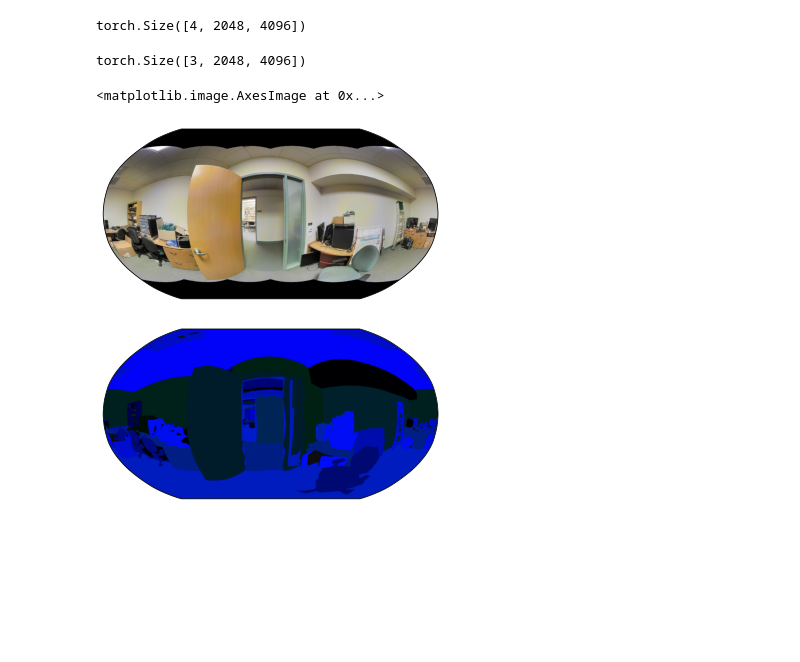
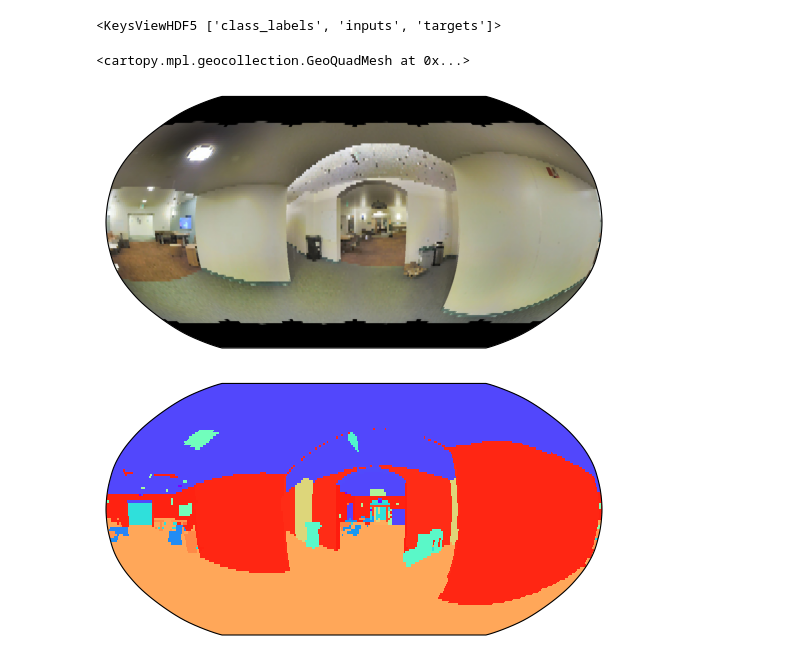
Before and after one commit to NVIDIA/torch-harmonics, a Jupyter notebook: notebooks/segmentation_dataset.ipynb, the cells around one changed output. Cells and saved outputs as stored; diff of their text form; code cells hidden in the pictures; blank space fills up the shorter version.

```diff
--- a/notebooks/segmentation_dataset.ipynb
+++ b/notebooks/segmentation_dataset.ipynb
@@ -21 +23,18 @@ Warning: Skipping D/L for 'area_5a_no_xyz.tar' because folder 'area_5a' already
+# %%
+h5file = h5.File(os.path.join(data_dir, "segmentation_dataset.h5"), "r")
+
+print(h5file.keys())
+
+inp = np.transpose(h5file["inputs"][0, ...], (1,2,0))
+tar = h5file["targets"][0, ...]
+classes = h5file["class_labels"]
+num_classes = len(classes)
+
+imshow_sphere(inp)
+plot_data(tar / num_classes, cmap="rainbow", central_longitude=0, vmin=0.0, vmax=1.0)
+# %% [output]
+<KeysViewHDF5 ['class_labels', 'inputs', 'targets']>
+<cartopy.mpl.geocollection.GeoQuadMesh at 0x...>
+[figure, added]
+[figure, added]
 # %%
@@ -22,16 +43,7 @@ Warning: Skipping D/L for 'area_5a_no_xyz.tar' because folder 'area_5a' already
 inp, tar = dataset[0]
-# %%
-dataset.input_shape
-# %% [output]
-torch.Size([4, 2048, 4096])
 # %%
-tar.shape
+inp.shape
-# %% [output]
-torch.Size([3, 2048, 4096])
 # %%
 imshow_sphere(inp.permute(1, 2, 0).numpy())
-imshow_sphere(tar.permute(1, 2, 0).numpy())
+
+plot_data(tar.numpy() / num_classes, cmap="rainbow", central_longitude=0, vmin=0.0, vmax=1.0)
-# %% [output]
-<matplotlib.image.AxesImage at 0x...>
-[figure, removed]
-[figure, removed]
```
Also changed, not shown: parts of 3 cells of this notebook, 7 other files.
